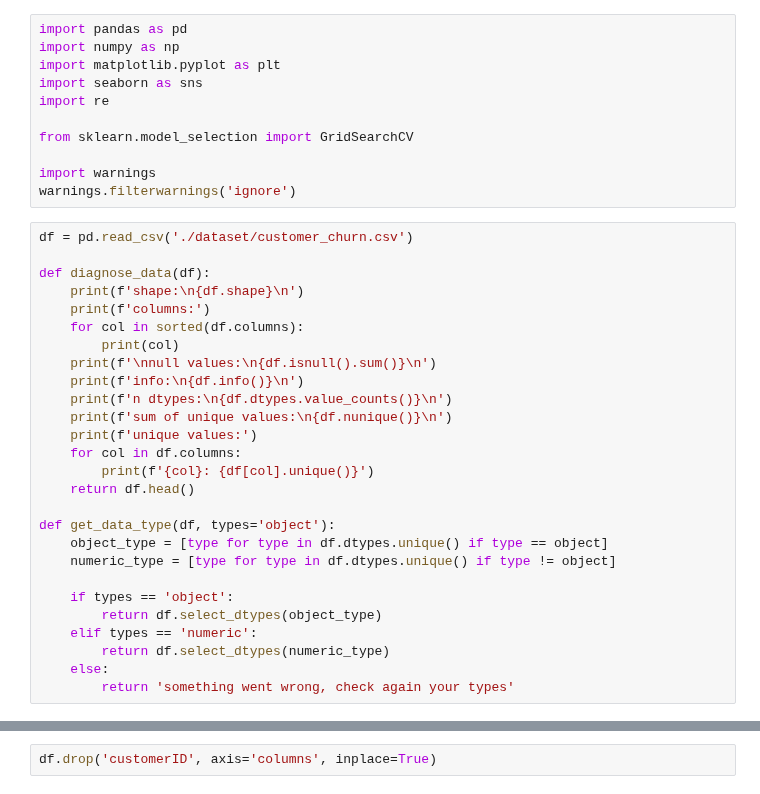
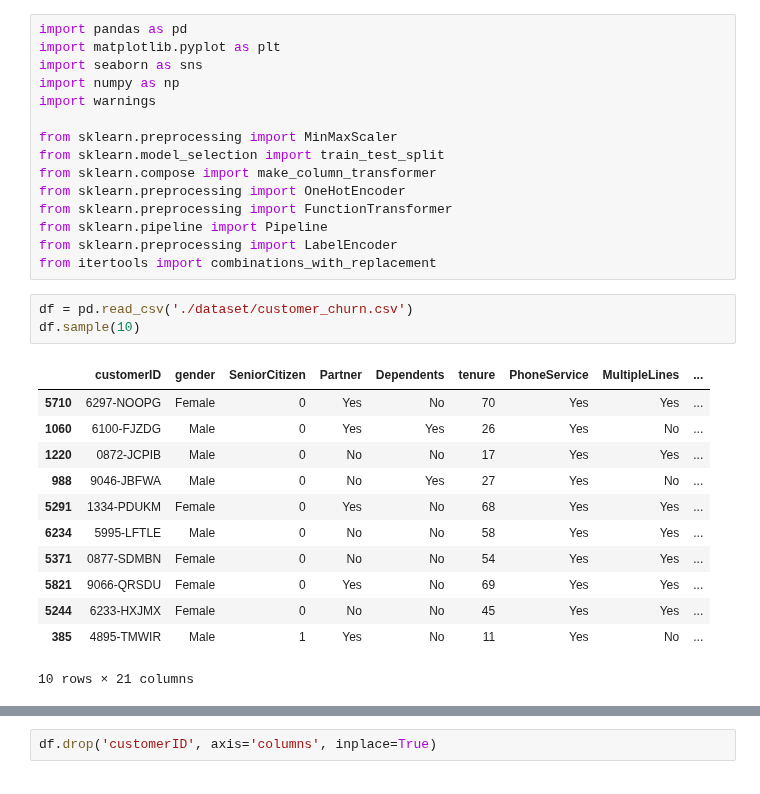
Before and after one commit to AnggaDS01/Python, a Jupyter notebook: Machine-learning/churn_customer/churn_prediction.ipynb, the cells around one changed output, grey strips where cells are left out. Cells and saved outputs as stored; diff of their text form.

```diff
--- a/Machine-learning/churn_customer/churn_prediction.ipynb
+++ b/Machine-learning/churn_customer/churn_prediction.ipynb
@@ -1,38 +1,31 @@
 # %%
 import pandas as pd
-import numpy as np
 import matplotlib.pyplot as plt
 import seaborn as sns
-import re
+import numpy as np
+import warnings
 
-from sklearn.model_selection import GridSearchCV
-
-import warnings
-warnings.filterwarnings('ignore')
+from sklearn.preprocessing import MinMaxScaler
+from sklearn.model_selection import train_test_split
+from sklearn.compose import make_column_transformer
+from sklearn.preprocessing import OneHotEncoder
+from sklearn.preprocessing import FunctionTransformer
+from sklearn.pipeline import Pipeline
+from sklearn.preprocessing import LabelEncoder
+from itertools import combinations_with_replacement
 # %%
 df = pd.read_csv('./dataset/customer_churn.csv')
-
-def diagnose_data(df):
-    print(f'shape:\n{df.shape}\n')
-    print(f'columns:')
-    for col in sorted(df.columns):
-        print(col)
-    print(f'\nnull values:\n{df.isnull().sum()}\n')
-    print(f'info:\n{df.info()}\n')
-    print(f'n dtypes:\n{df.dtypes.value_counts()}\n')
-    print(f'sum of unique values:\n{df.nunique()}\n')
-    print(f'unique values:')
-    for col in df.columns:
-        print(f'{col}: {df[col].unique()}')
-    return df.head()
-
-def get_data_type(df, types='object'):
-    object_type = [type for type in df.dtypes.unique() if type == object]
-    numeric_type = [type for type in df.dtypes.unique() if type != object]
-
-    if types == 'object':
-        return df.select_dtypes(object_type)
-    elif types == 'numeric':
-        return df.select_dtypes(numeric_type)
-    else:
-        return 'something went wrong, check again your types'
+df.sample(10)
+# %% [output]
+|  | customerID | gender | SeniorCitizen | Partner | Dependents | tenure | PhoneService | MultipleLines | ... |
+| 5710 | 6297-NOOPG | Female | 0 | Yes | No | 70 | Yes | Yes | ... |
+| 1060 | 6100-FJZDG | Male | 0 | Yes | Yes | 26 | Yes | No | ... |
+| 1220 | 0872-JCPIB | Male | 0 | No | No | 17 | Yes | Yes | ... |
+| 988 | 9046-JBFWA | Male | 0 | No | Yes | 27 | Yes | No | ... |
+| 5291 | 1334-PDUKM | Female | 0 | Yes | No | 68 | Yes | Yes | ... |
+| 6234 | 5995-LFTLE | Male | 0 | No | No | 58 | Yes | Yes | ... |
+| 5371 | 0877-SDMBN | Female | 0 | No | No | 54 | Yes | Yes | ... |
+| 5821 | 9066-QRSDU | Female | 0 | Yes | No | 69 | Yes | Yes | ... |
+| 5244 | 6233-HXJMX | Female | 0 | No | No | 45 | Yes | Yes | ... |
+| 385 | 4895-TMWIR | Male | 1 | Yes | No | 11 | Yes | No | ... |
+10 rows × 21 columns
```
Also changed, not shown: parts of 25 cells of this notebook.
